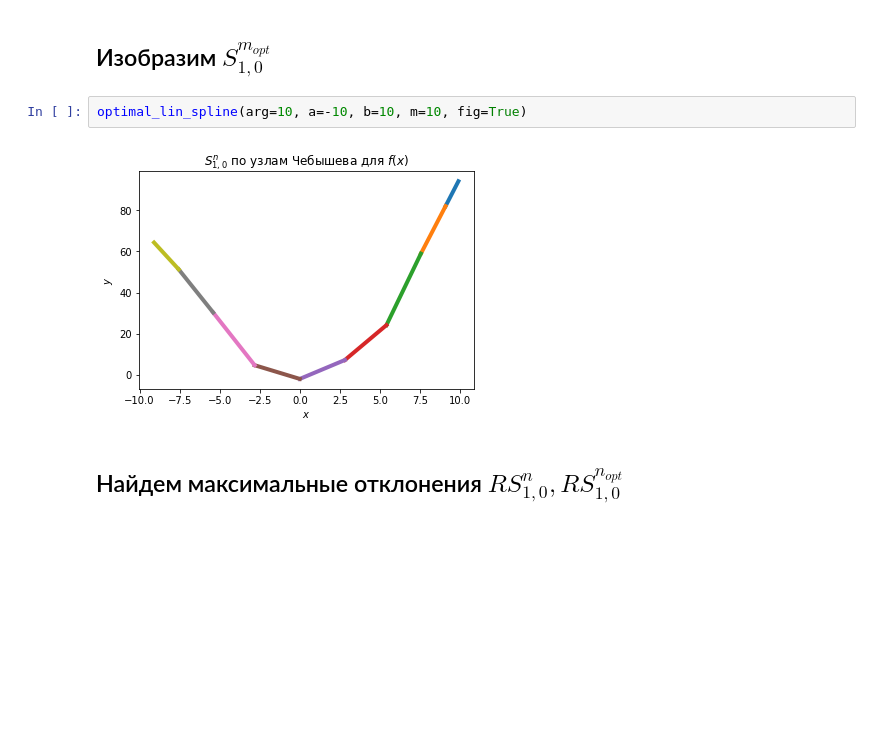
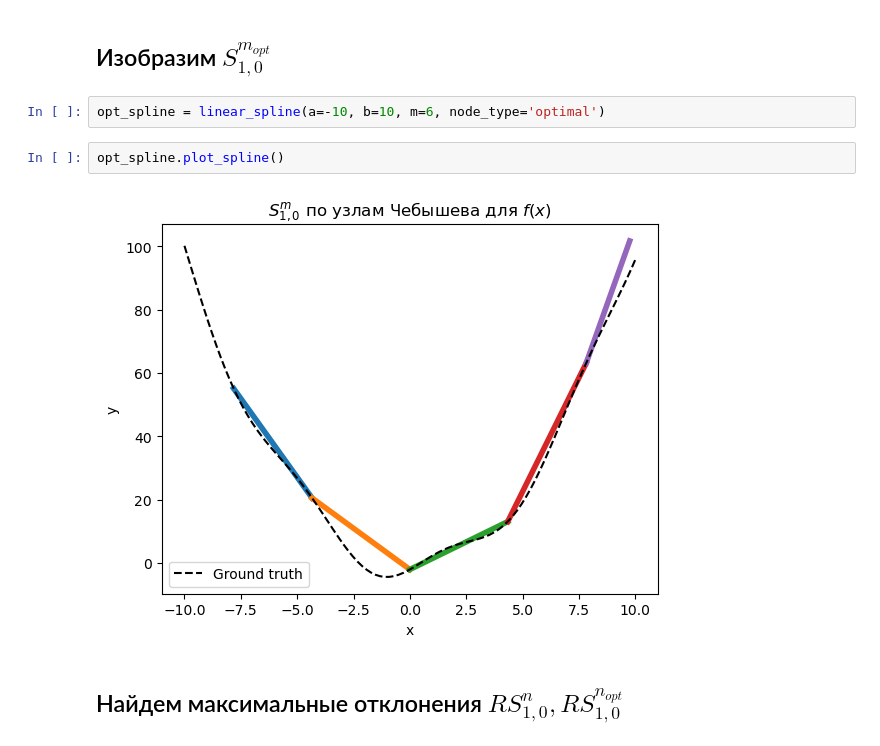
Before and after one commit to verse-chorus/NumericalMethodsSPbU, a Jupyter notebook: Interpolation/Linear_spline.ipynb, the cells around one changed output. Drawn from its saved outputs; the diff is of its cells as text; blank space fills up the shorter version.

```diff
--- a/Interpolation/Linear_spline.ipynb
+++ b/Interpolation/Linear_spline.ipynb
@@ -147,8 +134,10 @@ def optimal_lin_spline(arg, a, b, m, fig=None):
 # %% [markdown]
 ## Изобразим $S_{1,0}^{m_{opt}}$
 # %%
-optimal_lin_spline(arg=10, a=-10, b=10, m=10, fig=True)
+opt_spline = linear_spline(a=-10, b=10, m=6, node_type='optimal')
-# %% [output]
-[figure, removed]
+# %%
+opt_spline.plot_spline()
+# %% [output]
+[figure, added]
 # %% [markdown]
 ## Найдем максимальные отклонения $RS_{1,0}^n, RS_{1,0}^{n_{opt}}$
```
Also changed, not shown: parts of 16 cells of this notebook, 2 other files.
